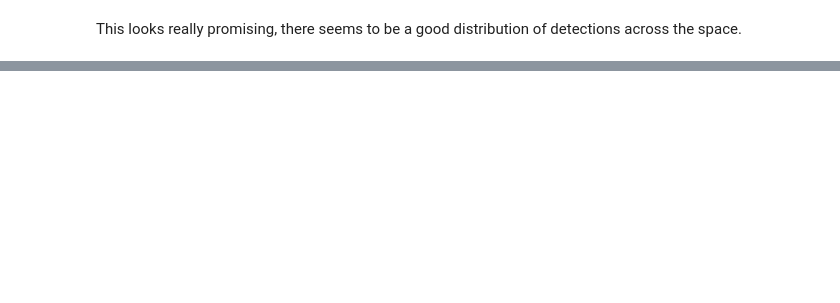
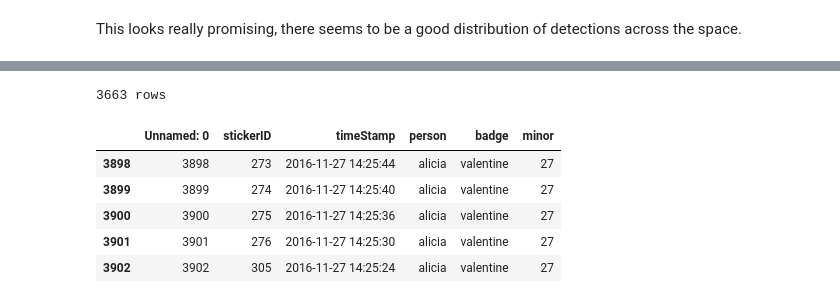
Before and after one commit to notionparallax/sensicorn, a Jupyter notebook: initialDataAnalysis/scan period visualisation.ipynb, the cells around one changed output, grey strips where cells are left out. Saved outputs shown, nothing was run; the diff lists cells and outputs as text; code cells hidden in the pictures; blank space fills up the shorter version.

```diff
--- a/initialDataAnalysis/scan period visualisation.ipynb
+++ b/initialDataAnalysis/scan period visualisation.ipynb
@@ -345,0 +352,7 @@ This looks really promising, there seems to be a good distribution of detections
+# %%
+back_stickers= [276,293,285,284,283,282,281,280,279,278,277,275,275,274,273,306,305,304,303,307,308,309,310,302,301,300,299,298,297,296,295,294]
+back_stickers = list(set(back_stickers))
+back_stickers.sort()
+# print(len(back_stickers))
+# for i in range(len(back_stickers)-1):
+#     print (back_stickers[i],": ",back_stickers[i]-back_stickers[i-1])
@@ -345,0 +378,12 @@ This looks really promising, there seems to be a good distribution of detections
+# %%
+west_end_scans = scans[scans.stickerID.isin(back_stickers)]
+print (west_end_scans.shape[0], "rows")
+west_end_scans.head()
+# %% [output]
+3663 rows
+|  | Unnamed: 0 | stickerID | timeStamp | person | badge | minor |
+| 3898 | 3898 | 273 | 2016-11-27 14:25:44 | alicia | valentine | 27 |
+| 3899 | 3899 | 274 | 2016-11-27 14:25:40 | alicia | valentine | 27 |
+| 3900 | 3900 | 275 | 2016-11-27 14:25:36 | alicia | valentine | 27 |
+| 3901 | 3901 | 276 | 2016-11-27 14:25:30 | alicia | valentine | 27 |
+| 3902 | 3902 | 305 | 2016-11-27 14:25:24 | alicia | valentine | 27 |
```
Also changed, not shown: parts of 7 cells of this notebook.
